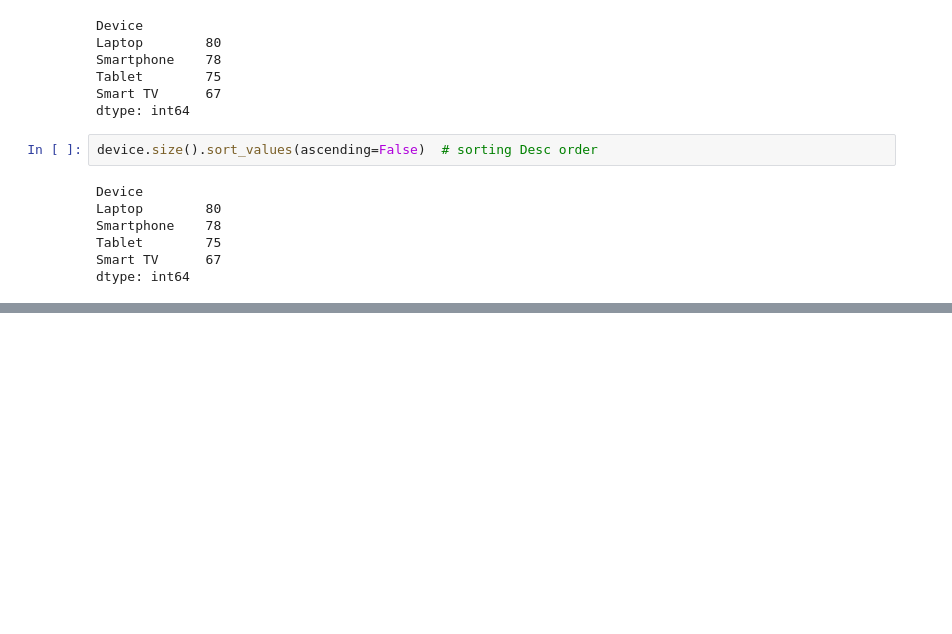
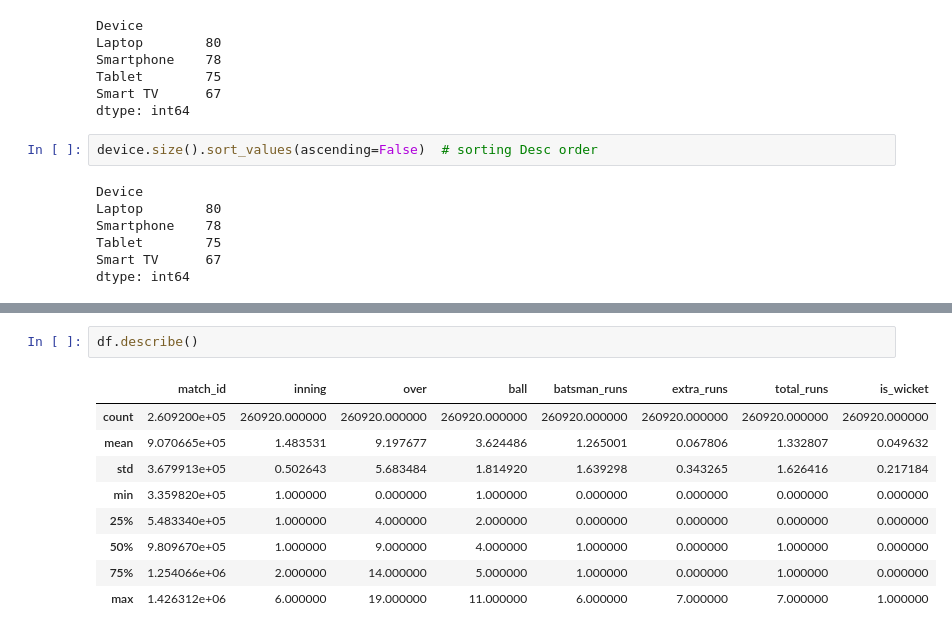
Before and after one commit to Surjendu2023/Pandas_Exercise, a Jupyter notebook: Pandas Class.ipynb, the cells around one changed output, grey strips where cells are left out. Saved outputs shown, nothing was run; the diff lists cells and outputs as text; blank space fills up the shorter version.

```diff
--- a/Pandas Class.ipynb
+++ b/Pandas Class.ipynb
@@ -484,0 +522,12 @@ dtype: int64
+# %%
+df.describe()
+# %% [output]
+|  | match_id | inning | over | ball | batsman_runs | extra_runs | total_runs | is_wicket |
+| count | 2.609200e+05 | 260920.000000 | 260920.000000 | 260920.000000 | 260920.000000 | 260920.000000 | 260920.000000 | 260920.000000 |
+| mean | 9.070665e+05 | 1.483531 | 9.197677 | 3.624486 | 1.265001 | 0.067806 | 1.332807 | 0.049632 |
+| std | 3.679913e+05 | 0.502643 | 5.683484 | 1.814920 | 1.639298 | 0.343265 | 1.626416 | 0.217184 |
+| min | 3.359820e+05 | 1.000000 | 0.000000 | 1.000000 | 0.000000 | 0.000000 | 0.000000 | 0.000000 |
+| 25% | 5.483340e+05 | 1.000000 | 4.000000 | 2.000000 | 0.000000 | 0.000000 | 0.000000 | 0.000000 |
+| 50% | 9.809670e+05 | 1.000000 | 9.000000 | 4.000000 | 1.000000 | 0.000000 | 1.000000 | 0.000000 |
+| 75% | 1.254066e+06 | 2.000000 | 14.000000 | 5.000000 | 1.000000 | 0.000000 | 1.000000 | 0.000000 |
+| max | 1.426312e+06 | 6.000000 | 19.000000 | 11.000000 | 6.000000 | 7.000000 | 7.000000 | 1.000000 |
```
Also changed, not shown: parts of 60 cells of this notebook.
